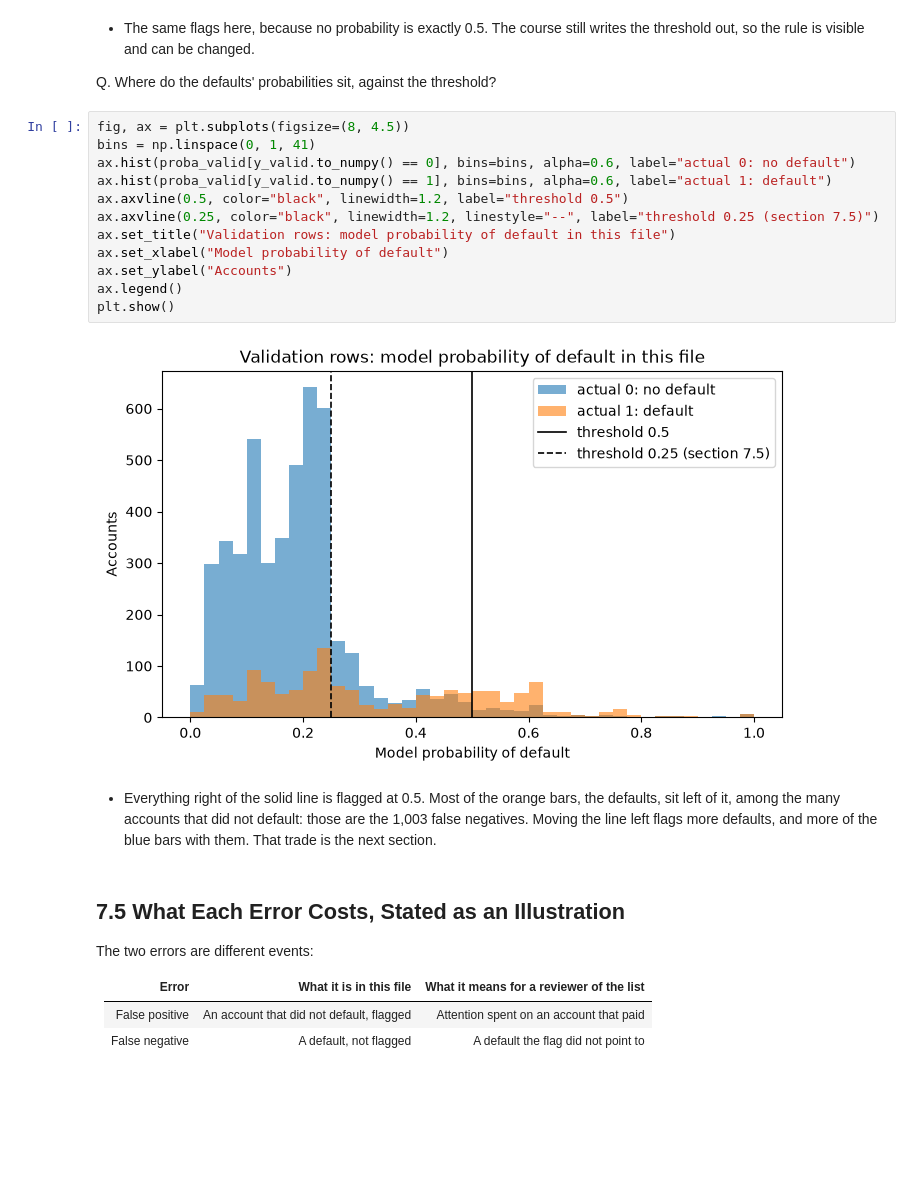
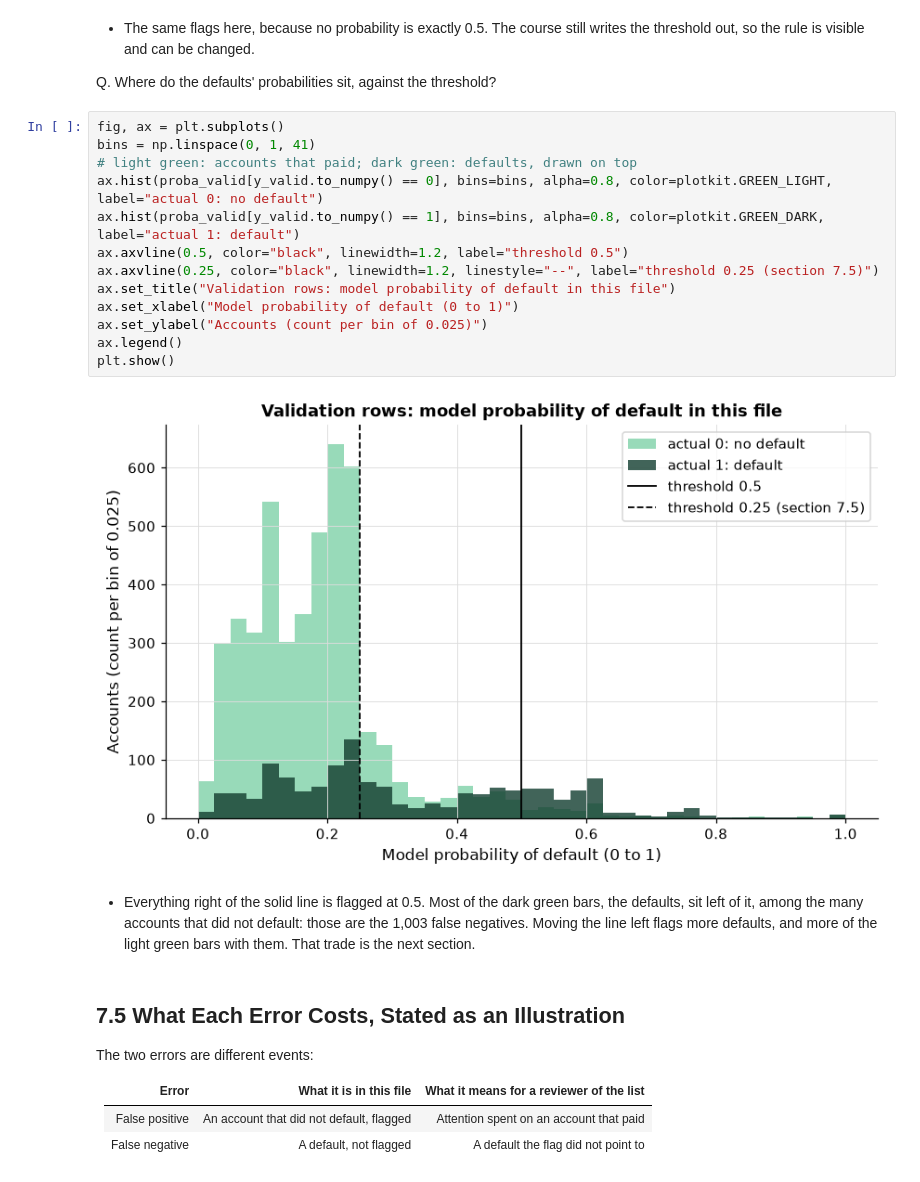
Before and after one commit to lenamonj/python-fixed-income, a Jupyter notebook: course4_machine_learning/week2/day2/07_confusion_matrix_precision_and_recall.ipynb, the cells around one changed output. Cells and saved outputs as stored; diff of their text form; blank space fills up the shorter version.

```diff
--- a/course4_machine_learning/week2/day2/07_confusion_matrix_precision_and_recall.ipynb
+++ b/course4_machine_learning/week2/day2/07_confusion_matrix_precision_and_recall.ipynb
@@ -1173,21 +1589,22 @@ predict and proba >= 0.5 give the same flags: True; probabilities exactly 0.5: 0
 
 Q. Where do the defaults' probabilities sit, against the threshold?
 # %%
-fig, ax = plt.subplots(figsize=(8, 4.5))
+fig, ax = plt.subplots()
 bins = np.linspace(0, 1, 41)
-ax.hist(proba_valid[y_valid.to_numpy() == 0], bins=bins, alpha=0.6, label="actual 0: no default")
-ax.hist(proba_valid[y_valid.to_numpy() == 1], bins=bins, alpha=0.6, label="actual 1: default")
+# light green: accounts that paid; dark green: defaults, drawn on top
+ax.hist(proba_valid[y_valid.to_numpy() == 0], bins=bins, alpha=0.8, color=plotkit.GREEN_LIGHT, label="actual 0: no default")
+ax.hist(proba_valid[y_valid.to_numpy() == 1], bins=bins, alpha=0.8, color=plotkit.GREEN_DARK, label="actual 1: default")
 ax.axvline(0.5, color="black", linewidth=1.2, label="threshold 0.5")
 ax.axvline(0.25, color="black", linewidth=1.2, linestyle="--", label="threshold 0.25 (section 7.5)")
 ax.set_title("Validation rows: model probability of default in this file")
-ax.set_xlabel("Model probability of default")
-ax.set_ylabel("Accounts")
+ax.set_xlabel("Model probability of default (0 to 1)")
+ax.set_ylabel("Accounts (count per bin of 0.025)")
 ax.legend()
 plt.show()
 # %% [output]
-[figure, old version]
+[figure, new version]
 # %% [markdown]
-* Everything right of the solid line is flagged at 0.5. Most of the orange bars, the defaults, sit left of it, among the many accounts that did not default: those are the 1,003 false negatives. Moving the line left flags more defaults, and more of the blue bars with them. That trade is the next section.
+* Everything right of the solid line is flagged at 0.5. Most of the dark green bars, the defaults, sit left of it, among the many accounts that did not default: those are the 1,003 false negatives. Moving the line left flags more defaults, and more of the light green bars with them. That trade is the next section.
 # %% [markdown]
 ## 7.5 What Each Error Costs, Stated as an Illustration
 
```
Also changed, not shown: parts of 34 cells of this notebook, 4 other files.
